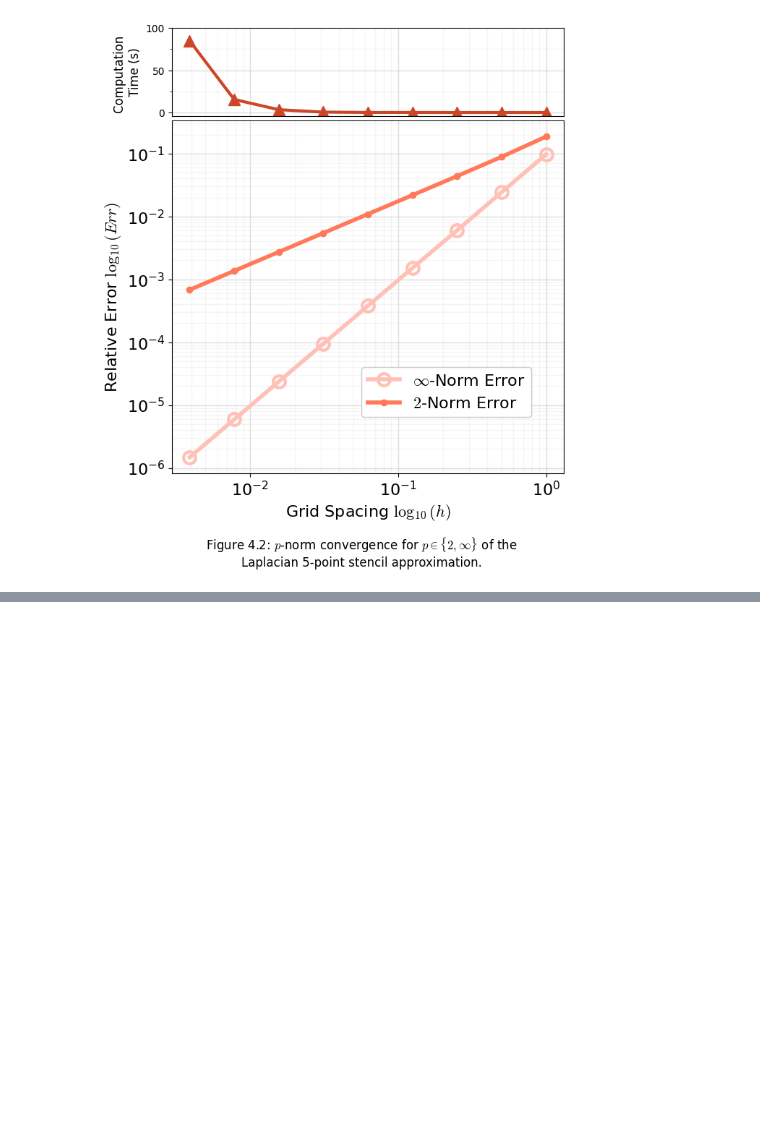
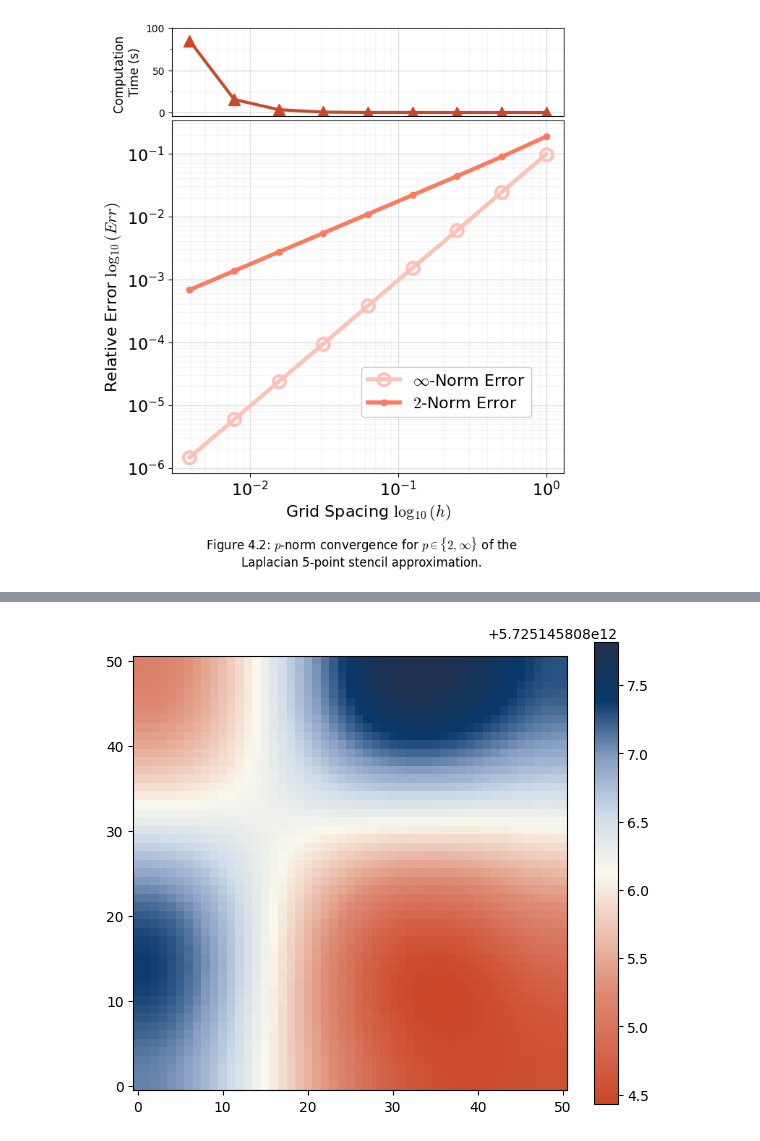
Before and after one commit to ChaLeGir/Numerical_PDEs, a Jupyter notebook: HW0/hw0_notebook.ipynb, the cells around one changed output, grey strips where cells are left out. Saved outputs shown, nothing was run; the diff lists cells and outputs as text; code cells hidden in the pictures; blank space fills up the shorter version.

```diff
--- a/HW0/hw0_notebook.ipynb
+++ b/HW0/hw0_notebook.ipynb
@@ -1483,0 +1583,14 @@ plt.show()
+# %%
+fig, ax = plt.subplots(figsize=(7, 6))
+
+im = ax.imshow(
+    u_approx.reshape((N+1, N+1)),
+    origin="lower",
+    cmap=mines_cmap_div
+)
+
+fig.colorbar(im, ax=ax)
+
+plt.show()
+# %% [output]
+[figure, added]
```
Also changed, not shown: parts of 5 cells of this notebook.
